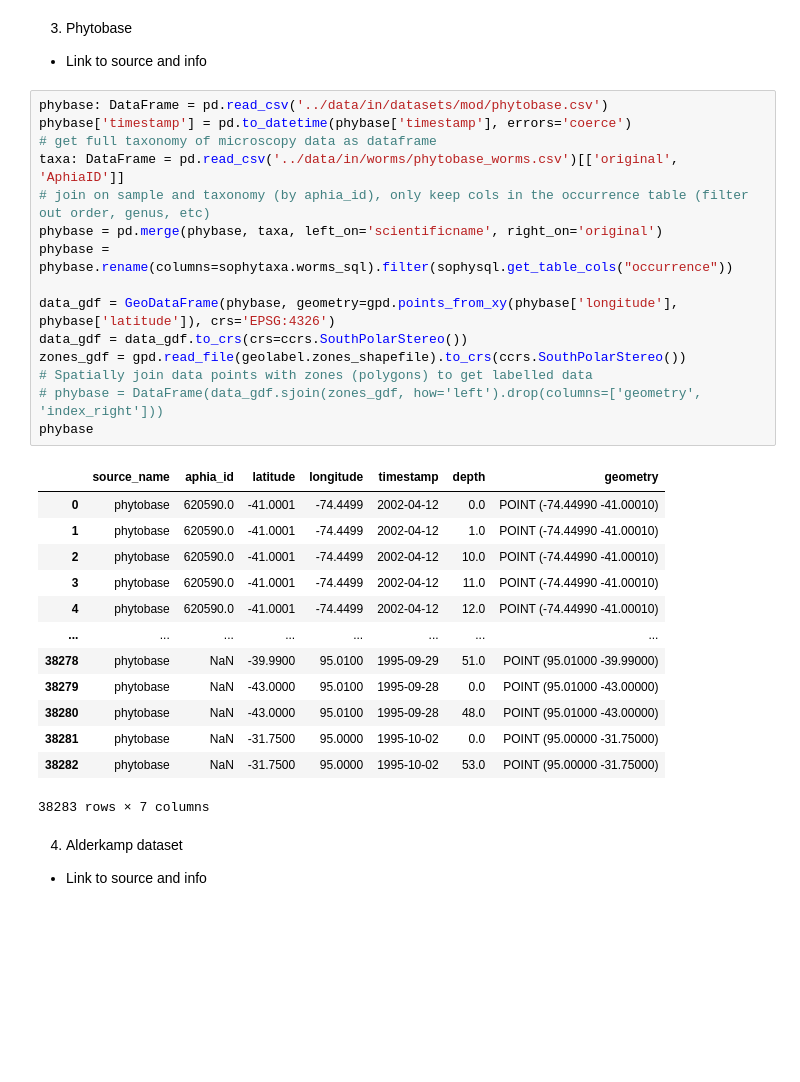
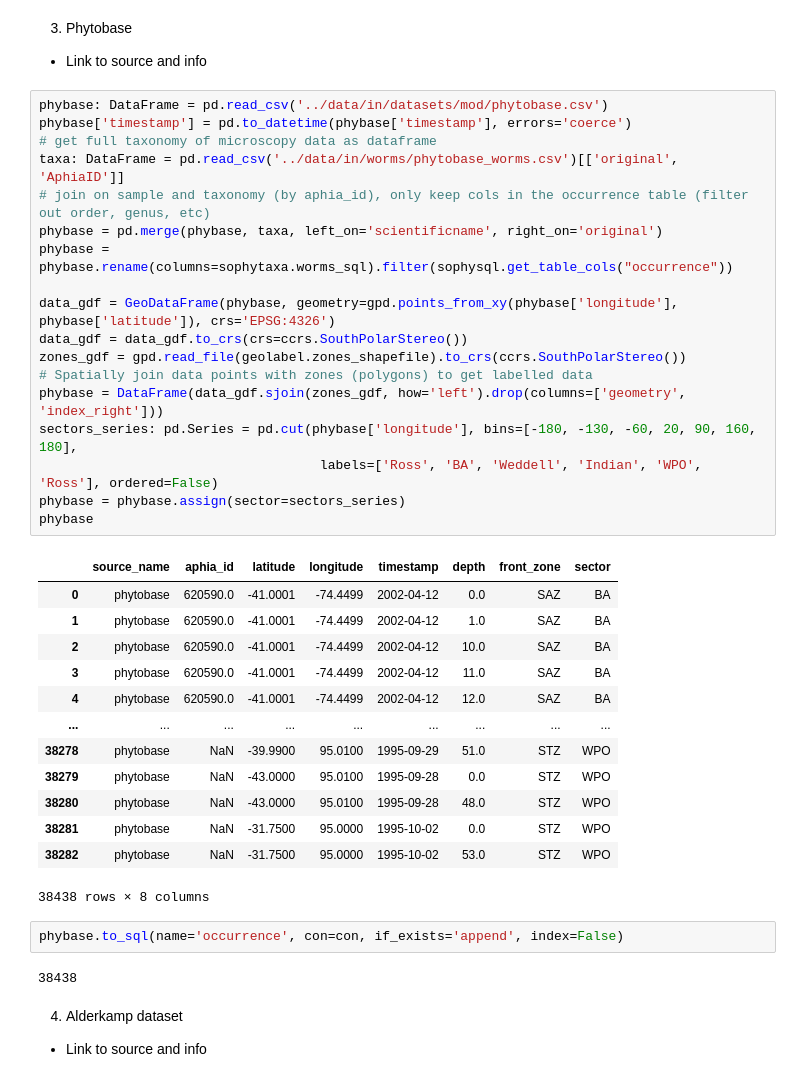
Before and after one commit to ayushnag/sophy, a Jupyter notebook: sophy/dataformat.ipynb, the cells around one changed output. Drawn from its saved outputs; the diff is of its cells as text; blank space fills up the shorter version.

```diff
--- a/sophy/dataformat.ipynb
+++ b/sophy/dataformat.ipynb
@@ -165,32 +162,39 @@ microscopy.to_sql(name='microscopy', con=con, if_exists='append', index=False)
 # %%
 phybase: DataFrame = pd.read_csv('../data/in/datasets/mod/phytobase.csv')
 phybase['timestamp'] = pd.to_datetime(phybase['timestamp'], errors='coerce')
 # get full taxonomy of microscopy data as dataframe
 taxa: DataFrame = pd.read_csv('../data/in/worms/phytobase_worms.csv')[['original', 'AphiaID']]
 # join on sample and taxonomy (by aphia_id), only keep cols in the occurrence table (filter out order, genus, etc)
 phybase = pd.merge(phybase, taxa, left_on='scientificname', right_on='original')
 phybase = phybase.rename(columns=sophytaxa.worms_sql).filter(sophysql.get_table_cols("occurrence"))
 
 data_gdf = GeoDataFrame(phybase, geometry=gpd.points_from_xy(phybase['longitude'], phybase['latitude']), crs='EPSG:4326')
 data_gdf = data_gdf.to_crs(crs=ccrs.SouthPolarStereo())
 zones_gdf = gpd.read_file(geolabel.zones_shapefile).to_crs(ccrs.SouthPolarStereo())
 # Spatially join data points with zones (polygons) to get labelled data
-# phybase = DataFrame(data_gdf.sjoin(zones_gdf, how='left').drop(columns=['geometry', 'index_right']))
+phybase = DataFrame(data_gdf.sjoin(zones_gdf, how='left').drop(columns=['geometry', 'index_right']))
+sectors_series: pd.Series = pd.cut(phybase['longitude'], bins=[-180, -130, -60, 20, 90, 160, 180],
+                                    labels=['Ross', 'BA', 'Weddell', 'Indian', 'WPO', 'Ross'], ordered=False)
+phybase = phybase.assign(sector=sectors_series)
 phybase
 # %% [output]
-|  | source_name | aphia_id | latitude | longitude | timestamp | depth | geometry |
-| 0 | phytobase | 620590.0 | -41.0001 | -74.4499 | 2002-04-12 | 0.0 | POINT (-74.44990 -41.00010) |
-| 1 | phytobase | 620590.0 | -41.0001 | -74.4499 | 2002-04-12 | 1.0 | POINT (-74.44990 -41.00010) |
-| 2 | phytobase | 620590.0 | -41.0001 | -74.4499 | 2002-04-12 | 10.0 | POINT (-74.44990 -41.00010) |
-| 3 | phytobase | 620590.0 | -41.0001 | -74.4499 | 2002-04-12 | 11.0 | POINT (-74.44990 -41.00010) |
-| 4 | phytobase | 620590.0 | -41.0001 | -74.4499 | 2002-04-12 | 12.0 | POINT (-74.44990 -41.00010) |
-| ... | ... | ... | ... | ... | ... | ... | ... |
-| 38278 | phytobase | NaN | -39.9900 | 95.0100 | 1995-09-29 | 51.0 | POINT (95.01000 -39.99000) |
-| 38279 | phytobase | NaN | -43.0000 | 95.0100 | 1995-09-28 | 0.0 | POINT (95.01000 -43.00000) |
-| 38280 | phytobase | NaN | -43.0000 | 95.0100 | 1995-09-28 | 48.0 | POINT (95.01000 -43.00000) |
-| 38281 | phytobase | NaN | -31.7500 | 95.0000 | 1995-10-02 | 0.0 | POINT (95.00000 -31.75000) |
-| 38282 | phytobase | NaN | -31.7500 | 95.0000 | 1995-10-02 | 53.0 | POINT (95.00000 -31.75000) |
+|  | source_name | aphia_id | latitude | longitude | timestamp | depth | front_zone | sector |
+| 0 | phytobase | 620590.0 | -41.0001 | -74.4499 | 2002-04-12 | 0.0 | SAZ | BA |
+| 1 | phytobase | 620590.0 | -41.0001 | -74.4499 | 2002-04-12 | 1.0 | SAZ | BA |
+| 2 | phytobase | 620590.0 | -41.0001 | -74.4499 | 2002-04-12 | 10.0 | SAZ | BA |
+| 3 | phytobase | 620590.0 | -41.0001 | -74.4499 | 2002-04-12 | 11.0 | SAZ | BA |
+| 4 | phytobase | 620590.0 | -41.0001 | -74.4499 | 2002-04-12 | 12.0 | SAZ | BA |
+| ... | ... | ... | ... | ... | ... | ... | ... | ... |
+| 38278 | phytobase | NaN | -39.9900 | 95.0100 | 1995-09-29 | 51.0 | STZ | WPO |
+| 38279 | phytobase | NaN | -43.0000 | 95.0100 | 1995-09-28 | 0.0 | STZ | WPO |
+| 38280 | phytobase | NaN | -43.0000 | 95.0100 | 1995-09-28 | 48.0 | STZ | WPO |
+| 38281 | phytobase | NaN | -31.7500 | 95.0000 | 1995-10-02 | 0.0 | STZ | WPO |
+| 38282 | phytobase | NaN | -31.7500 | 95.0000 | 1995-10-02 | 53.0 | STZ | WPO |
-38283 rows × 7 columns
+38438 rows × 8 columns
+# %%
+phybase.to_sql(name='occurrence', con=con, if_exists='append', index=False)
+# %% [output]
+38438
 # %% [markdown]
 4) Alderkamp dataset
 - Link to source and info
```
Also changed, not shown: parts of 4 cells of this notebook, 6 other files.
